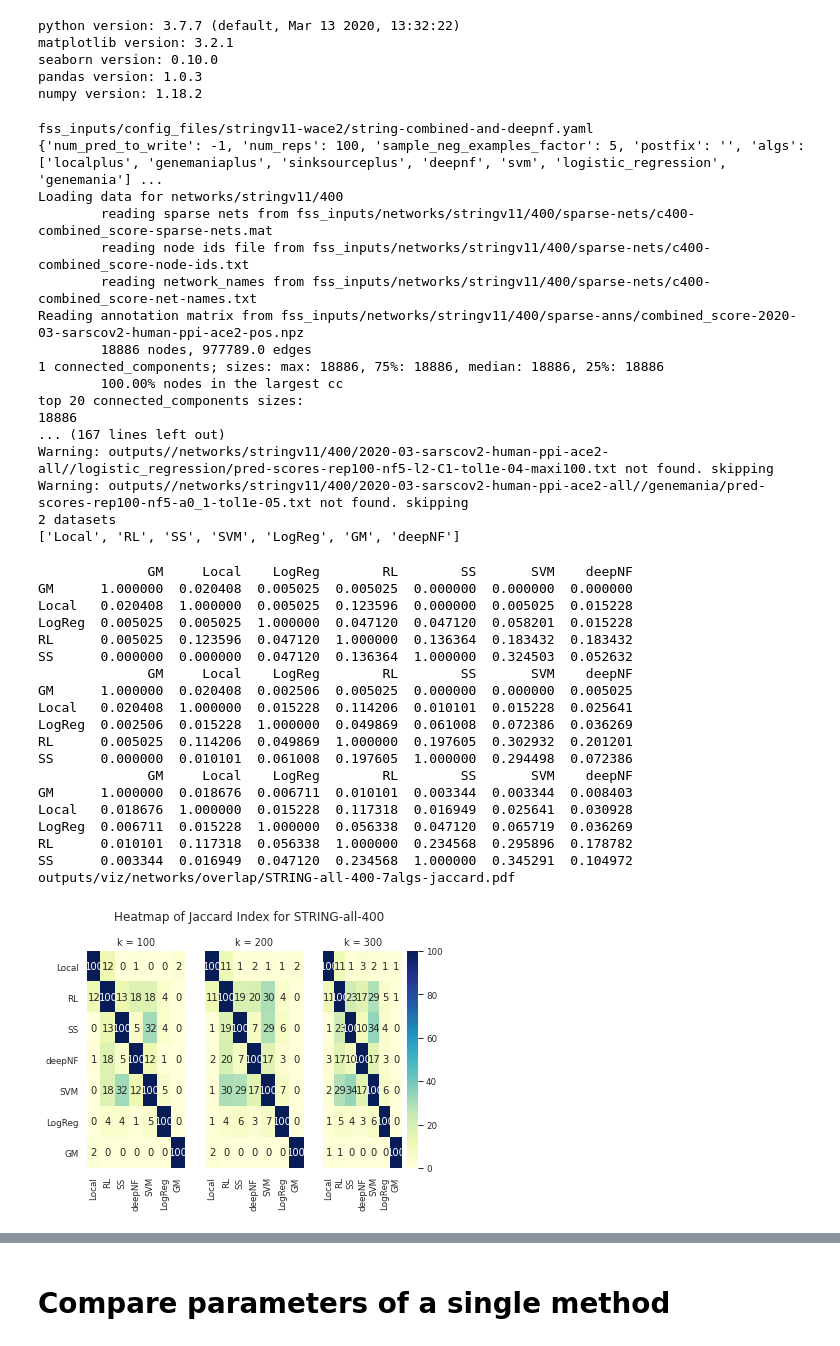
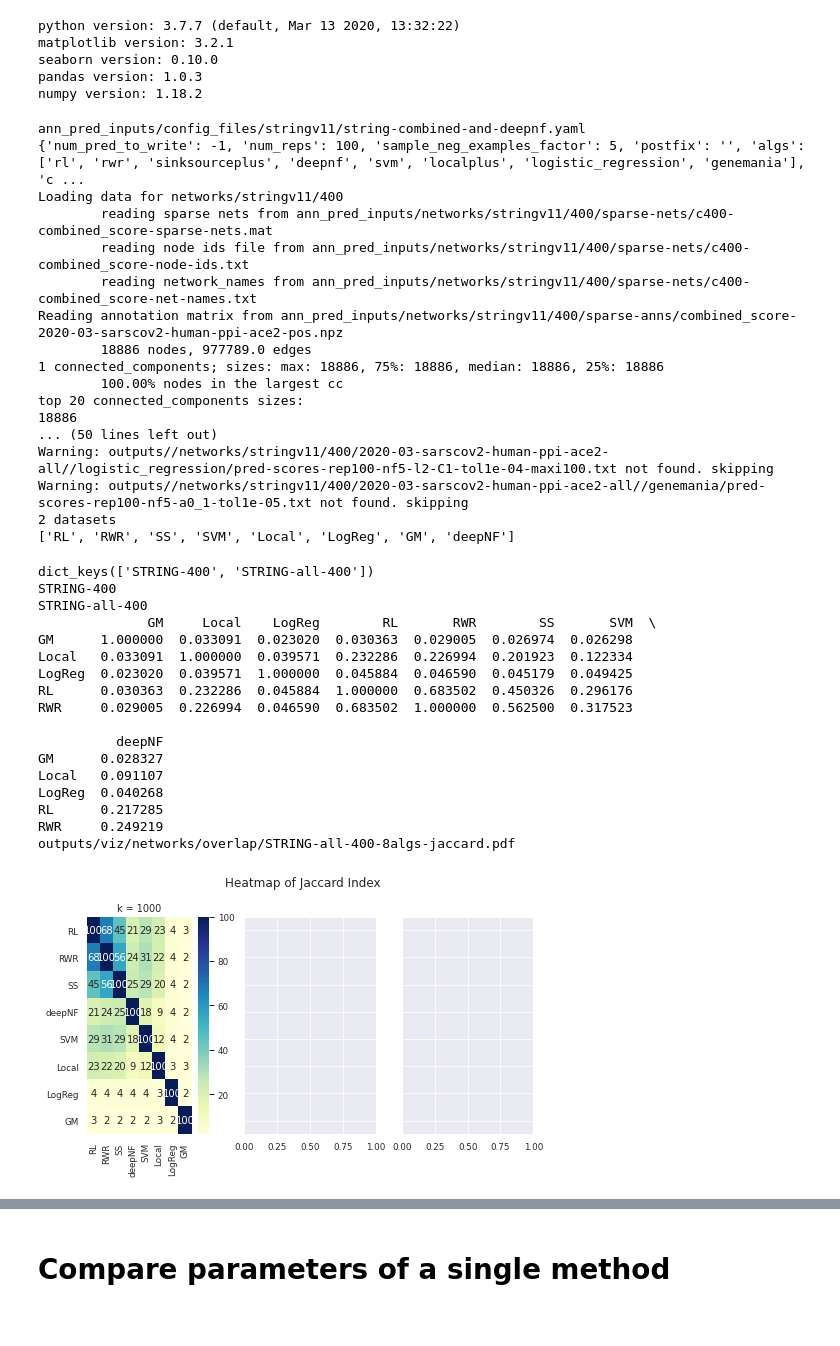
Before and after one commit to Murali-group/SARS-CoV-2-network-analysis, a Jupyter notebook: src/jupyter-notebooks/compare_predictions.ipynb, the cells around one changed output, grey strips where cells are left out. Saved outputs shown, nothing was run; the diff lists cells and outputs as text; code cells hidden in the pictures.

Commit message:
Updates to generate plots

```diff
--- a/src/jupyter-notebooks/compare_predictions.ipynb
+++ b/src/jupyter-notebooks/compare_predictions.ipynb
@@ -117,18 +117,16 @@ def load_all_pred(input_settings, output_dir, alg_settings, use_alg_plot_name=Tr
 # %%
 config_files = [
 #     "fss_inputs/config_files/combined/string-tissuenet-lung.yaml",
-    "fss_inputs/config_files/stringv11-wace2/string-combined-and-deepnf.yaml",
+    "ann_pred_inputs/config_files/stringv11/string-combined-and-deepnf.yaml",
 #     "fss_inputs/config_files/params-testing/400-cv5-nf5-nr100-ace2.yaml",
 ]
 neg_factor = 5
-# algs = ['genemaniaplus', 'genemania', 'sinksourceplus', 'sinksource', 'svm', 'logistic_regression', 'localplus']
-# algs = ['genemaniaplus', 'genemania', 'sinksourceplus', 'svm', 'logistic_regression']
-k_to_test = [100,200,300]
+# k_to_test = [100,200,300]
+k_to_test = [1000]
 # %%
 # manually change the order of the heatmap to match the clustergrid output
-# algs = ['genemaniaplus', 'genemania', 'sinksourceplus', 'sinksource', 'svm', 'logistic_regression', 'localplus']
-algs = ['localplus', 'genemaniaplus', 'sinksourceplus', 'deepnf', 'svm', 'logistic_regression', 'genemania']
-# algs = ['genemaniaplus', 'sinksourceplus', 'svm', 'logistic_regression', 'genemania']
+# algs = ['localplus', 'rl', 'rwr', 'sinksourceplus', 'deepnf', 'svm', 'logistic_regression', 'genemania']
+algs = ['rl', 'rwr', 'sinksourceplus', 'deepnf', 'svm', 'localplus', 'logistic_regression', 'genemania']
 # %%
 k_results = []
 for k in k_to_test:
@@ -159,26 +157,26 @@ for k in k_to_test:
     k_results.append(dataset_alg_prots)
 order = order[:len(algs)]
 # %% [output]
-fss_inputs/config_files/stringv11-wace2/string-combined-and-deepnf.yaml
-{'num_pred_to_write': -1, 'num_reps': 100, 'sample_neg_examples_factor': 5, 'postfix': '', 'algs': ['localplus', 'genemaniaplus', 'sinksourceplus', 'deepnf', 'svm', 'logistic_regression', 'genemania'] ...
+ann_pred_inputs/config_files/stringv11/string-combined-and-deepnf.yaml
+{'num_pred_to_write': -1, 'num_reps': 100, 'sample_neg_examples_factor': 5, 'postfix': '', 'algs': ['rl', 'rwr', 'sinksourceplus', 'deepnf', 'svm', 'localplus', 'logistic_regression', 'genemania'], 'c ...
 Loading data for networks/stringv11/400
-        reading sparse nets from fss_inputs/networks/stringv11/400/sparse-nets/c400-combined_score-sparse-nets.mat
-        reading node ids file from fss_inputs/networks/stringv11/400/sparse-nets/c400-combined_score-node-ids.txt
-        reading network_names from fss_inputs/networks/stringv11/400/sparse-nets/c400-combined_score-net-names.txt
-Reading annotation matrix from fss_inputs/networks/stringv11/400/sparse-anns/combined_score-2020-03-sarscov2-human-ppi-ace2-pos.npz
+        reading sparse nets from ann_pred_inputs/networks/stringv11/400/sparse-nets/c400-combined_score-sparse-nets.mat
+        reading node ids file from ann_pred_inputs/networks/stringv11/400/sparse-nets/c400-combined_score-node-ids.txt
+        reading network_names from ann_pred_inputs/networks/stringv11/400/sparse-nets/c400-combined_score-net-names.txt
+Reading annotation matrix from ann_pred_inputs/networks/stringv11/400/sparse-anns/combined_score-2020-03-sarscov2-human-ppi-ace2-pos.npz
         18886 nodes, 977789.0 edges
 1 connected_components; sizes: max: 18886, 75%: 18886, median: 18886, 25%: 18886
         100.00% nodes in the largest cc
 top 20 connected_components sizes:
 18886
-... (167 lines left out)
+... (50 lines left out)
 Warning: outputs//networks/stringv11/400/2020-03-sarscov2-human-ppi-ace2-all//logistic_regression/pred-scores-rep100-nf5-l2-C1-tol1e-04-maxi100.txt not found. skipping
 Warning: outputs//networks/stringv11/400/2020-03-sarscov2-human-ppi-ace2-all//genemania/pred-scores-rep100-nf5-a0_1-tol1e-05.txt not found. skipping
 2 datasets
-['Local', 'RL', 'SS', 'SVM', 'LogReg', 'GM', 'deepNF']
+['RL', 'RWR', 'SS', 'SVM', 'Local', 'LogReg', 'GM', 'deepNF']
 # %%
 # manually change the order of the heatmap to match the clustergrid output
-order = ['Local', 'RL', 'SS', 'deepNF', 'SVM', 'LogReg', 'GM']
+order = ['RL', 'RWR', 'SS', 'deepNF', 'SVM', 'Local', 'LogReg', 'GM']
 # %%
 def overlap_heatmap(alg_prots, order, k, ax=None, annot=False, out_file=None, square=False, verbose=False):
     # compute the ovlerap between each algorithm
@@ -218,50 +216,51 @@ def overlap_heatmap(alg_prots, order, k, ax=None, annot=False, out_file=None, sq
 # %%
 annot = True
 datasets = k_results[0].keys()
+print(datasets)
 # UPDATE: deepnf is in a different dataset, so combine it here
 k_alg_prots = defaultdict(dict)
 for dataset in datasets:
+    print(dataset)
     for i, dataset_alg_prots in enumerate(k_results):
         k = k_to_test[i]
         alg_prots = dataset_alg_prots[dataset]
         k_alg_prots[k].update(alg_prots)
 
-f, axes = plt.subplots(ncols=3, sharey=True)
+f, axes = plt.subplots(ncols=3, sharey=True, figsize=(8,4))
 for i, (k, alg_prots) in enumerate(k_alg_prots.items()):
     ax = axes[i]
 
 #         ax = overlap_heatmap(alg_prots, order, k, ax=ax)
     df, ax = overlap_heatmap(alg_prots, order, k, ax=ax, annot=annot)
 
+
 alg_str = '-'.join(algs) if len(algs) <= 3 else "%dalgs" % (len(algs))
-plt.suptitle("Heatmap of Jaccard Index for %s" % (dataset), y=1.02)
+plt.suptitle("Heatmap of Jaccard Index", y=1.02)
 out_file = "outputs/viz/networks/overlap/%s-%s-jaccard.pdf" % (dataset, alg_str)
 print(out_file)
 os.makedirs(os.path.dirname(out_file), exist_ok=True)
 if annot:
     plt.savefig(out_file.replace('.pdf','-ann.svg'), bbox_inches='tight')
 else:
     plt.savefig(out_file.replace('.pdf','.svg'), bbox_inches='tight')
 plt.show()
 plt.close()
 # %% [output]
-              GM     Local    LogReg        RL        SS       SVM    deepNF
-GM      1.000000  0.020408  0.005025  0.005025  0.000000  0.000000  0.000000
-Local   0.020408  1.000000  0.005025  0.123596  0.000000  0.005025  0.015228
-LogReg  0.005025  0.005025  1.000000  0.047120  0.047120  0.058201  0.015228
-RL      0.005025  0.123596  0.047120  1.000000  0.136364  0.183432  0.183432
-SS      0.000000  0.000000  0.047120  0.136364  1.000000  0.324503  0.052632
-              GM     Local    LogReg        RL        SS       SVM    deepNF
-GM      1.000000  0.020408  0.002506  0.005025  0.000000  0.000000  0.005025
-Local   0.020408  1.000000  0.015228  0.114206  0.010101  0.015228  0.025641
-LogReg  0.002506  0.015228  1.000000  0.049869  0.061008  0.072386  0.036269
-RL      0.005025  0.114206  0.049869  1.000000  0.197605  0.302932  0.201201
-SS      0.000000  0.010101  0.061008  0.197605  1.000000  0.294498  0.072386
-              GM     Local    LogReg        RL        SS       SVM    deepNF
-GM      1.000000  0.018676  0.006711  0.010101  0.003344  0.003344  0.008403
-Local   0.018676  1.000000  0.015228  0.117318  0.016949  0.025641  0.030928
-LogReg  0.006711  0.015228  1.000000  0.056338  0.047120  0.065719  0.036269
-RL      0.010101  0.117318  0.056338  1.000000  0.234568  0.295896  0.178782
-SS      0.003344  0.016949  0.047120  0.234568  1.000000  0.345291  0.104972
-outputs/viz/networks/overlap/STRING-all-400-7algs-jaccard.pdf
+dict_keys(['STRING-400', 'STRING-all-400'])
+STRING-400
+STRING-all-400
+              GM     Local    LogReg        RL       RWR        SS       SVM  \
+GM      1.000000  0.033091  0.023020  0.030363  0.029005  0.026974  0.026298
+Local   0.033091  1.000000  0.039571  0.232286  0.226994  0.201923  0.122334
+LogReg  0.023020  0.039571  1.000000  0.045884  0.046590  0.045179  0.049425
+RL      0.030363  0.232286  0.045884  1.000000  0.683502  0.450326  0.296176
+RWR     0.029005  0.226994  0.046590  0.683502  1.000000  0.562500  0.317523
+
+          deepNF
+GM      0.028327
+Local   0.091107
+LogReg  0.040268
+RL      0.217285
+RWR     0.249219
+outputs/viz/networks/overlap/STRING-all-400-8algs-jaccard.pdf
-[figure, old version]
+[figure, new version]
```
Also changed, not shown: parts of 29 cells of this notebook, 2 other files.
